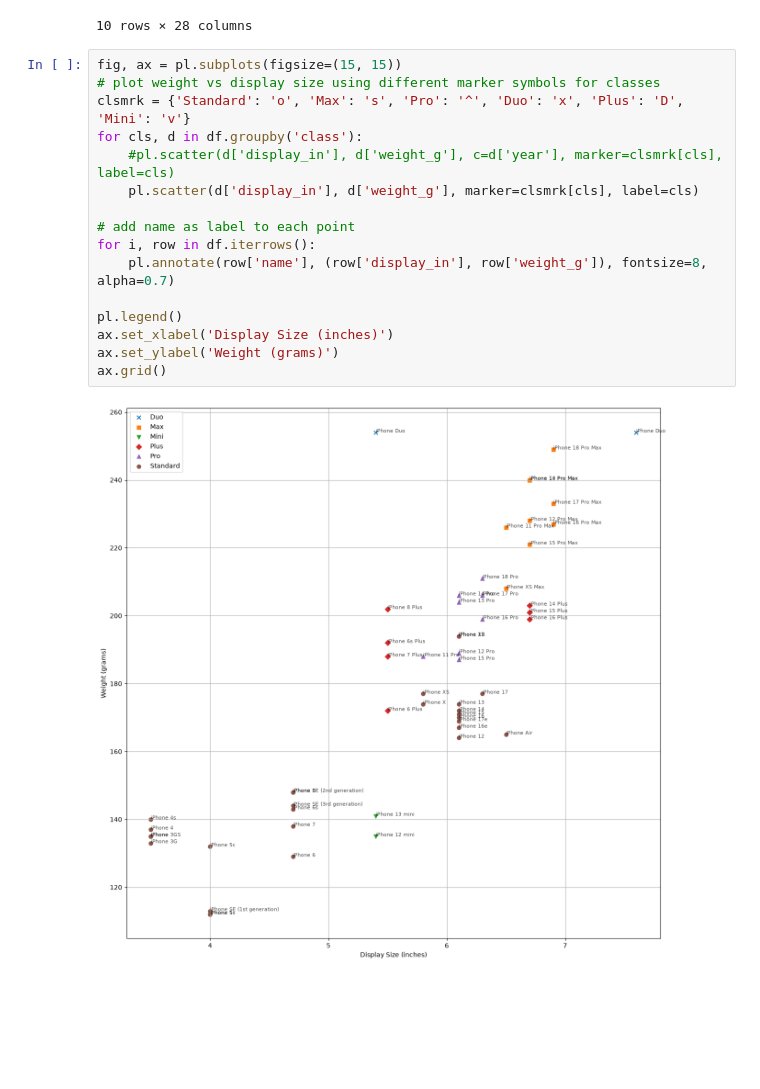
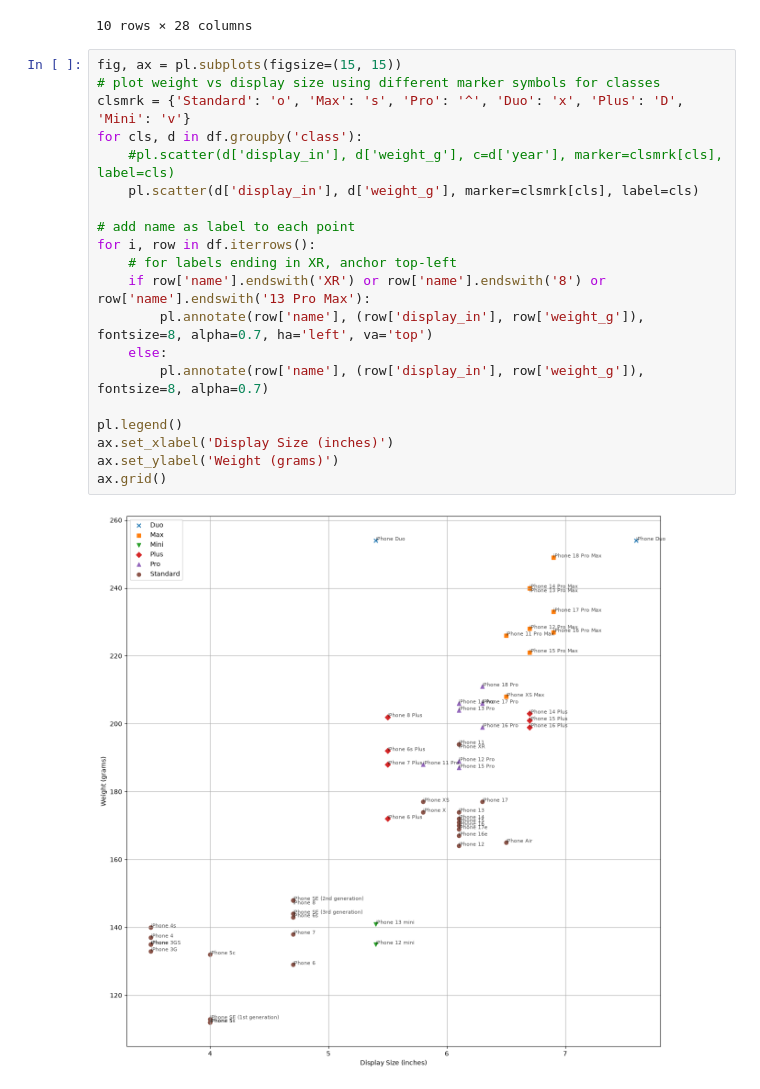
Before and after one commit to diemoschwarz/iphone-size-weight-plot, a Jupyter notebook: iphonesize-weight-plot.ipynb, the cells around one changed output. Drawn from its saved outputs; the diff is of its cells as text; blank space fills up the shorter version.

Commit message:
tweak overlapping labels

```diff
--- a/iphonesize-weight-plot.ipynb
+++ b/iphonesize-weight-plot.ipynb
@@ -52,18 +52,22 @@ df.head(10)
 # %%
 fig, ax = pl.subplots(figsize=(15, 15))
 # plot weight vs display size using different marker symbols for classes
 clsmrk = {'Standard': 'o', 'Max': 's', 'Pro': '^', 'Duo': 'x', 'Plus': 'D', 'Mini': 'v'}
 for cls, d in df.groupby('class'):
     #pl.scatter(d['display_in'], d['weight_g'], c=d['year'], marker=clsmrk[cls], label=cls)
     pl.scatter(d['display_in'], d['weight_g'], marker=clsmrk[cls], label=cls)
 
 # add name as label to each point
 for i, row in df.iterrows():
-    pl.annotate(row['name'], (row['display_in'], row['weight_g']), fontsize=8, alpha=0.7)
+    # for labels ending in XR, anchor top-left
+    if row['name'].endswith('XR') or row['name'].endswith('8') or row['name'].endswith('13 Pro Max'):
+        pl.annotate(row['name'], (row['display_in'], row['weight_g']), fontsize=8, alpha=0.7, ha='left', va='top')
+    else:
+        pl.annotate(row['name'], (row['display_in'], row['weight_g']), fontsize=8, alpha=0.7)
 
 pl.legend()
 ax.set_xlabel('Display Size (inches)')
 ax.set_ylabel('Weight (grams)')
 ax.grid()
 # %% [output]
-[figure, old version]
+[figure, new version]
```
Also changed, not shown: 1 other file.
